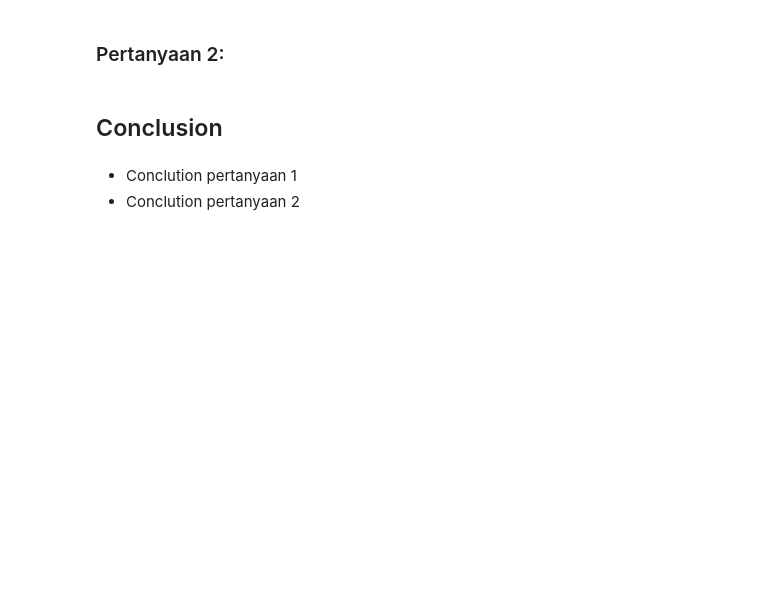
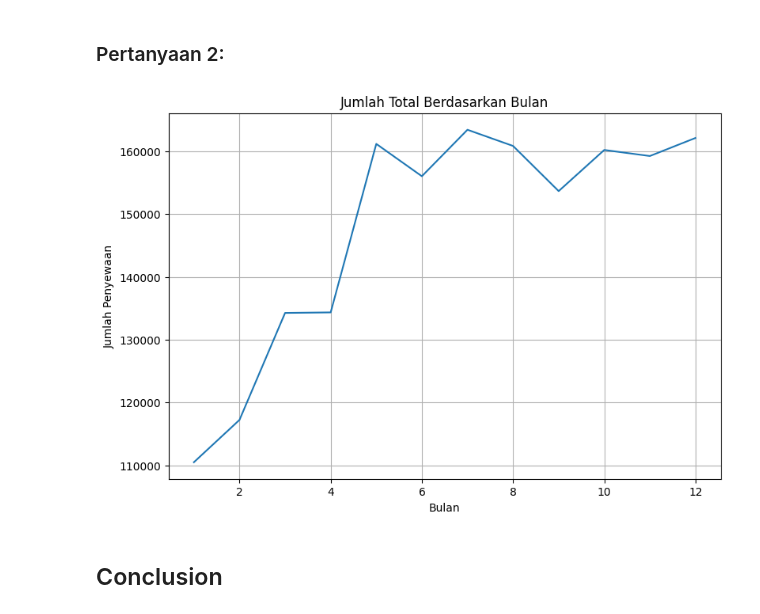
Before and after one commit to DhafindraStefano/ProyekAkhirAnalisisDataDicoding, a Jupyter notebook: Proyek_Akhir_Analisis_Data.ipynb, the cells around one changed output. Drawn from its saved outputs; the diff is of its cells as text; code cells hidden in the pictures; blank space fills up the shorter version.

```diff
--- a/Proyek_Akhir_Analisis_Data.ipynb
+++ b/Proyek_Akhir_Analisis_Data.ipynb
@@ -195,7 +260,22 @@ Korelasi antara fitur 'weathersit' dan 'cnt' adalah -0.14242613813809538
 # %% [markdown]
 ### Pertanyaan 2:
+# %%
+#Konversi dteday menjadi datetime
+df2['dteday'] = pd.to_datetime(df2['dteday'])
+
+#Ambil bulan dari 'dteday'
+df2['month'] = df2['dteday'].dt.month
+
+monthly_cnt = df2.groupby('month')['cnt'].sum()
+
+plt.figure(figsize=(9, 6))
+plt.plot(monthly_cnt.index, monthly_cnt.values)
+plt.xlabel('Bulan')
+plt.ylabel('Jumlah Penyewaan')
+plt.title('Jumlah Total Berdasarkan Bulan')
+plt.grid(True)
+plt.show()
+# %% [output]
+[figure, added]
 # %% [markdown]
 ## Conclusion
-# %% [markdown]
-- Conclution pertanyaan 1
-- Conclution pertanyaan 2
```
Also changed, not shown: parts of 19 cells of this notebook.
